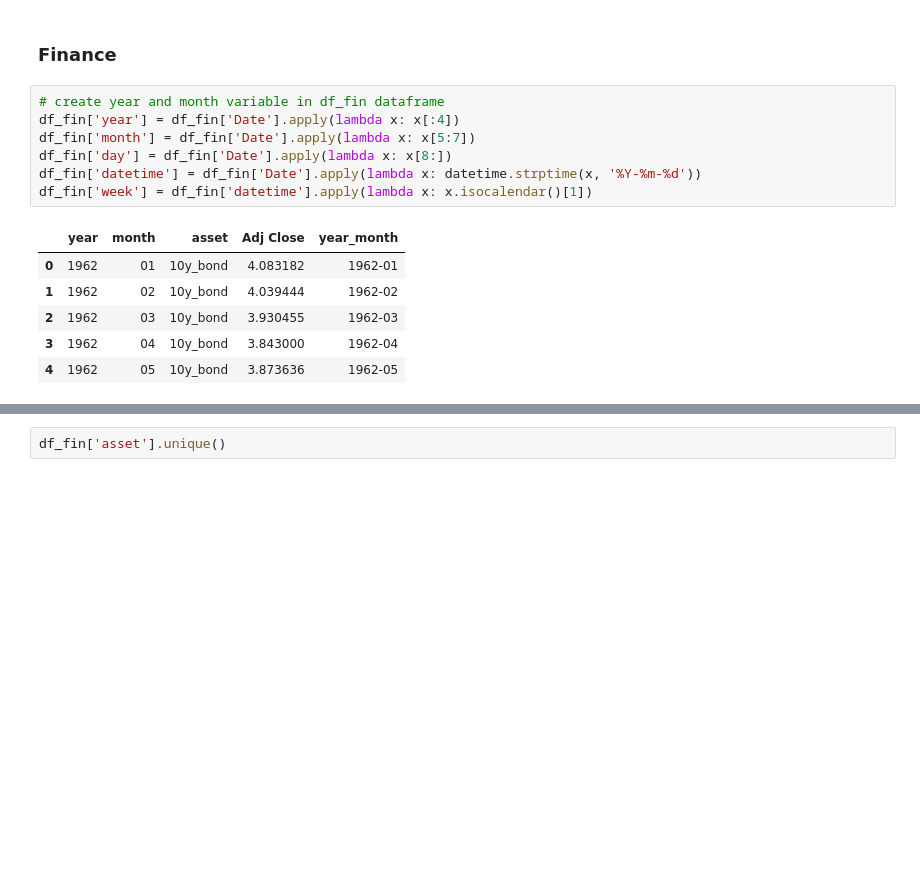
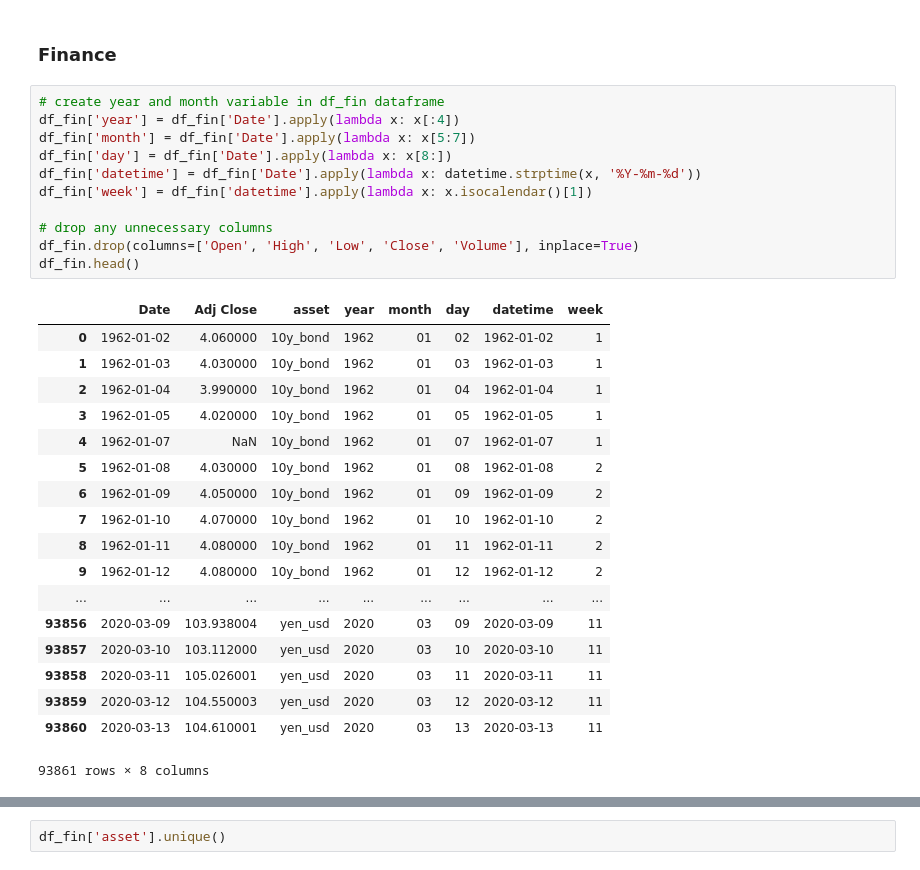
Before and after one commit to hopeman1102/visualize-covid-19, a Jupyter notebook: covid-19.ipynb, the cells around one changed output, grey strips where cells are left out. Cells and saved outputs as stored; diff of their text form; blank space fills up the shorter version.

```diff
--- a/covid-19.ipynb
+++ b/covid-19.ipynb
@@ -353,16 +353,32 @@ plt.xticks(adjust_xticks, rotation=45);
 # %%
 # create year and month variable in df_fin dataframe
 df_fin['year'] = df_fin['Date'].apply(lambda x: x[:4])
 df_fin['month'] = df_fin['Date'].apply(lambda x: x[5:7])
 df_fin['day'] = df_fin['Date'].apply(lambda x: x[8:])
 df_fin['datetime'] = df_fin['Date'].apply(lambda x: datetime.strptime(x, '%Y-%m-%d'))
 df_fin['week'] = df_fin['datetime'].apply(lambda x: x.isocalendar()[1])
+
+# drop any unnecessary columns
+df_fin.drop(columns=['Open', 'High', 'Low', 'Close', 'Volume'], inplace=True)
+df_fin.head()
 # %% [output]
-|  | year | month | asset | Adj Close | year_month |
-| 0 | 1962 | 01 | 10y_bond | 4.083182 | 1962-01 |
-| 1 | 1962 | 02 | 10y_bond | 4.039444 | 1962-02 |
-| 2 | 1962 | 03 | 10y_bond | 3.930455 | 1962-03 |
-| 3 | 1962 | 04 | 10y_bond | 3.843000 | 1962-04 |
-| 4 | 1962 | 05 | 10y_bond | 3.873636 | 1962-05 |
+|  | Date | Adj Close | asset | year | month | day | datetime | week |
+| 0 | 1962-01-02 | 4.060000 | 10y_bond | 1962 | 01 | 02 | 1962-01-02 | 1 |
+| 1 | 1962-01-03 | 4.030000 | 10y_bond | 1962 | 01 | 03 | 1962-01-03 | 1 |
+| 2 | 1962-01-04 | 3.990000 | 10y_bond | 1962 | 01 | 04 | 1962-01-04 | 1 |
+| 3 | 1962-01-05 | 4.020000 | 10y_bond | 1962 | 01 | 05 | 1962-01-05 | 1 |
+| 4 | 1962-01-07 | NaN | 10y_bond | 1962 | 01 | 07 | 1962-01-07 | 1 |
+| 5 | 1962-01-08 | 4.030000 | 10y_bond | 1962 | 01 | 08 | 1962-01-08 | 2 |
+| 6 | 1962-01-09 | 4.050000 | 10y_bond | 1962 | 01 | 09 | 1962-01-09 | 2 |
+| 7 | 1962-01-10 | 4.070000 | 10y_bond | 1962 | 01 | 10 | 1962-01-10 | 2 |
+| 8 | 1962-01-11 | 4.080000 | 10y_bond | 1962 | 01 | 11 | 1962-01-11 | 2 |
+| 9 | 1962-01-12 | 4.080000 | 10y_bond | 1962 | 01 | 12 | 1962-01-12 | 2 |
+| ... | ... | ... | ... | ... | ... | ... | ... | ... |
+| 93856 | 2020-03-09 | 103.938004 | yen_usd | 2020 | 03 | 09 | 2020-03-09 | 11 |
+| 93857 | 2020-03-10 | 103.112000 | yen_usd | 2020 | 03 | 10 | 2020-03-10 | 11 |
+| 93858 | 2020-03-11 | 105.026001 | yen_usd | 2020 | 03 | 11 | 2020-03-11 | 11 |
+| 93859 | 2020-03-12 | 104.550003 | yen_usd | 2020 | 03 | 12 | 2020-03-12 | 11 |
+| 93860 | 2020-03-13 | 104.610001 | yen_usd | 2020 | 03 | 13 | 2020-03-13 | 11 |
+93861 rows × 8 columns
 # %%
 # create function to plot finance distributions
```
Also changed, not shown: parts of 2 cells of this notebook.
